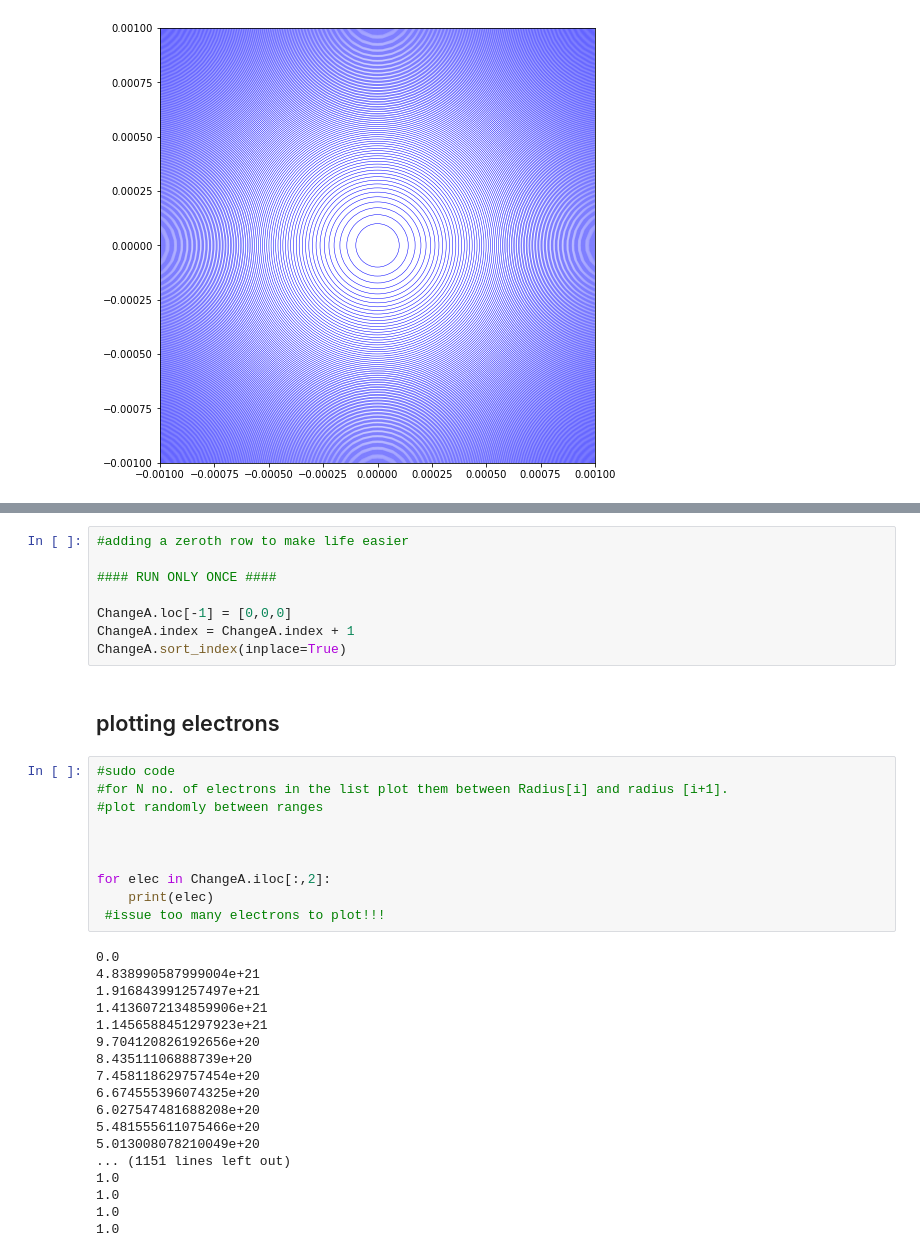
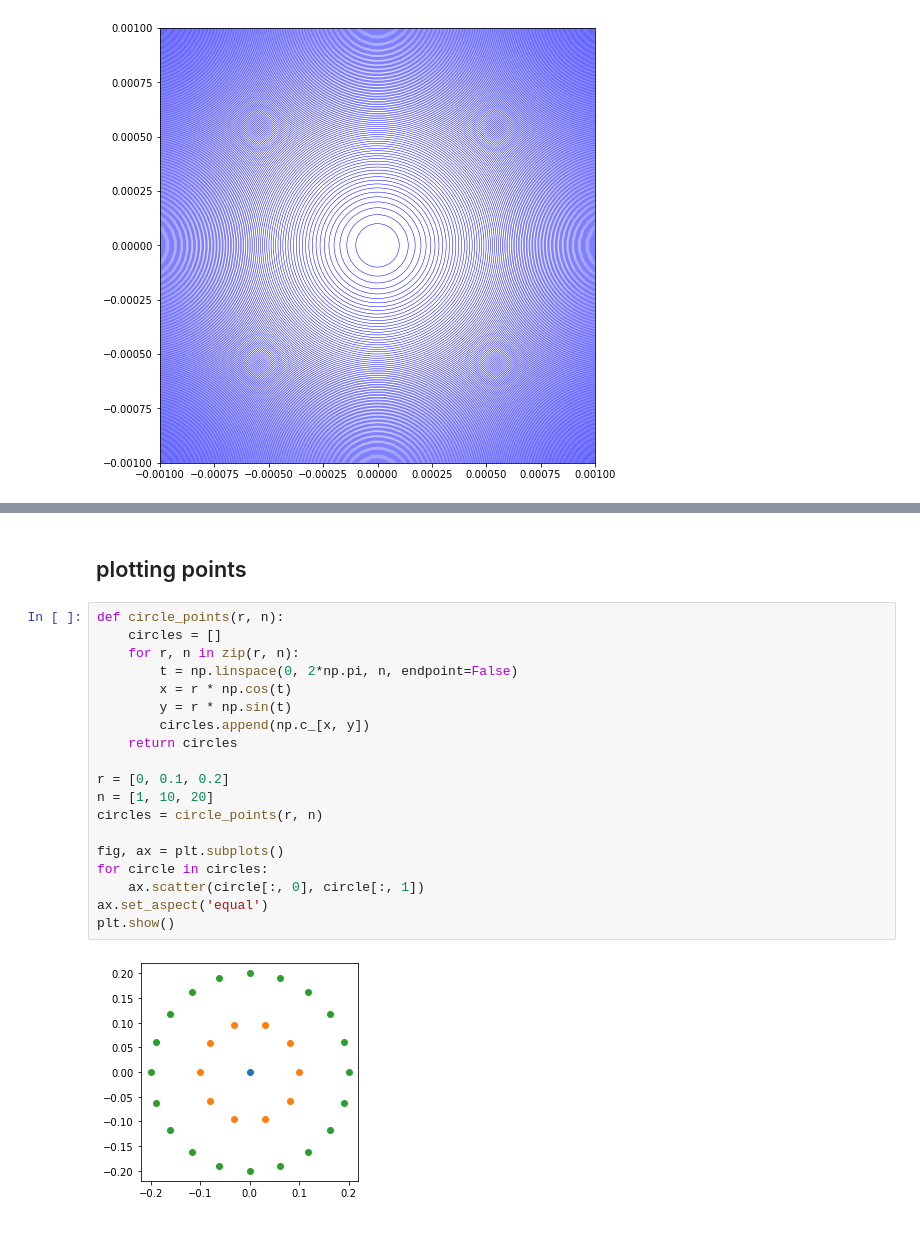
Before and after one commit to AriAtari/ChargeSeparation, a Jupyter notebook: Changing_radii.ipynb, the cells around one changed output, grey strips where cells are left out. Saved outputs shown, nothing was run; the diff lists cells and outputs as text.

```diff
--- a/Changing_radii.ipynb
+++ b/Changing_radii.ipynb
@@ -230,38 +206,23 @@ ChangeA
-# %%
-#adding a zeroth row to make life easier
-
-#### RUN ONLY ONCE ####
-
-ChangeA.loc[-1] = [0,0,0]
-ChangeA.index = ChangeA.index + 1
-ChangeA.sort_index(inplace=True)
 # %% [markdown]
-## plotting electrons
+## plotting points
-# %%
-#sudo code
-#for N no. of electrons in the list plot them between Radius[i] and radius [i+1].
-#plot randomly between ranges
-
-
-
-for elec in ChangeA.iloc[:,2]:
-    print(elec)
- #issue too many electrons to plot!!!
-# %% [output]
-0.0
-4.838990587999004e+21
-1.916843991257497e+21
-1.4136072134859906e+21
-1.1456588451297923e+21
-9.704120826192656e+20
-8.43511106888739e+20
-7.458118629757454e+20
-6.674555396074325e+20
-6.027547481688208e+20
-5.481555611075466e+20
-5.013008078210049e+20
-... (1151 lines left out)
-1.0
-1.0
-1.0
-1.0
+# %%
+def circle_points(r, n):
+    circles = []
+    for r, n in zip(r, n):
+        t = np.linspace(0, 2*np.pi, n, endpoint=False)
+        x = r * np.cos(t)
+        y = r * np.sin(t)
+        circles.append(np.c_[x, y])
+    return circles
+
+r = [0, 0.1, 0.2]
+n = [1, 10, 20]
+circles = circle_points(r, n)
+
+fig, ax = plt.subplots()
+for circle in circles:
+    ax.scatter(circle[:, 0], circle[:, 1])
+ax.set_aspect('equal')
+plt.show()
+# %% [output]
+[figure, added]
```
Also changed, not shown: parts of 3 cells of this notebook.
